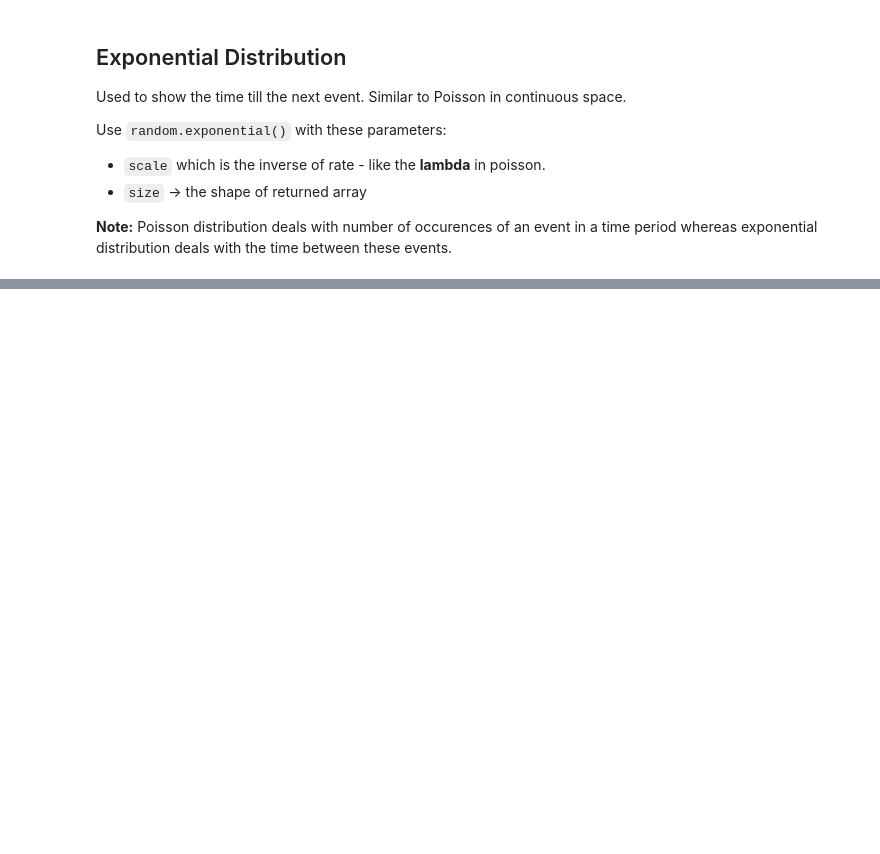
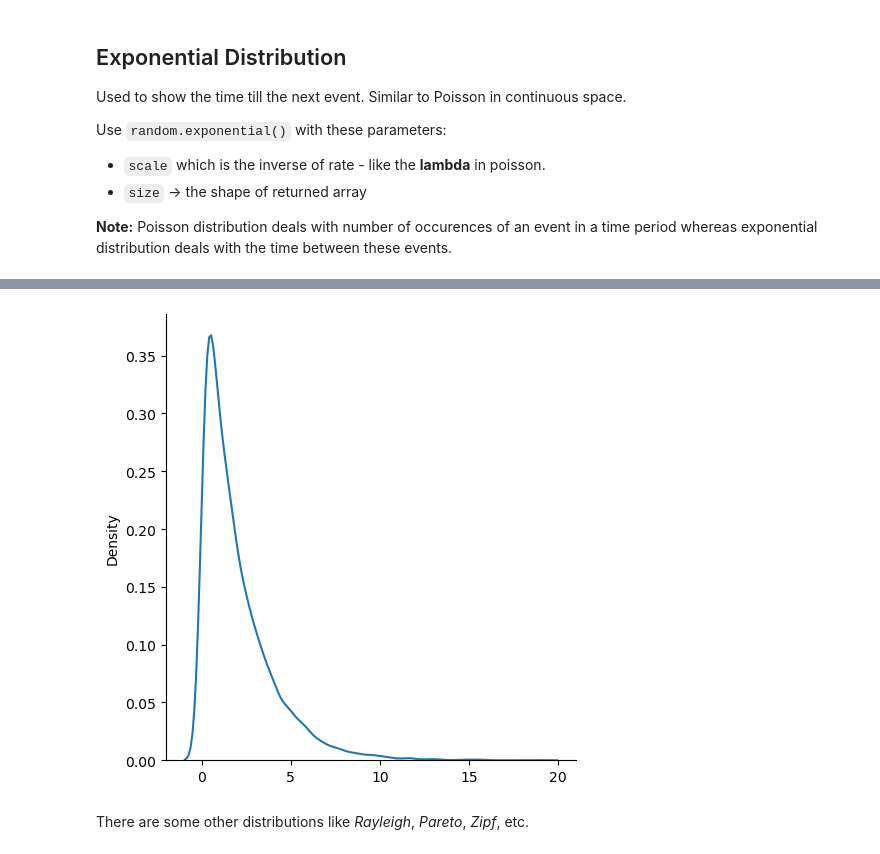
Before and after one commit to AminGh05/NumPyTut, a Jupyter notebook: notebooks/random.ipynb, the cells around one changed output, grey strips where cells are left out. Saved outputs shown, nothing was run; the diff lists cells and outputs as text; code cells hidden in the pictures; blank space fills up the shorter version.

Commit message:
feat(random): completed the notebook of random

```diff
--- a/notebooks/random.ipynb
+++ b/notebooks/random.ipynb
@@ -258,0 +270,8 @@ plt.show()
+# %%
+x = random.chisquare(df=2, size=10000)
+sns.displot(x, kind="kde")
+plt.show()
+# %% [output]
+[figure, added]
+# %% [markdown]
+There are some other distributions like *Rayleigh*, *Pareto*, *Zipf*, etc.
```
Also changed, not shown: parts of 15 cells of this notebook.
